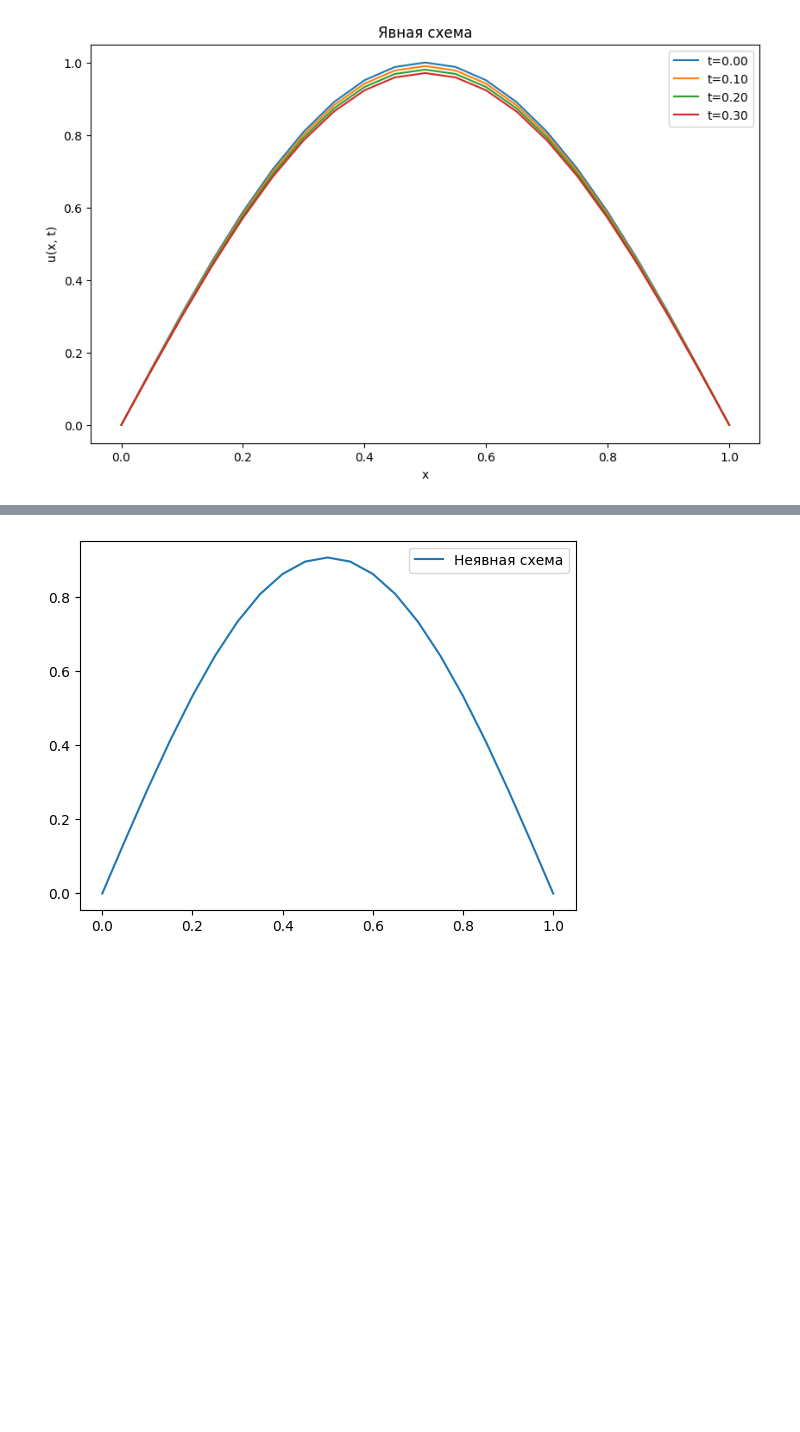
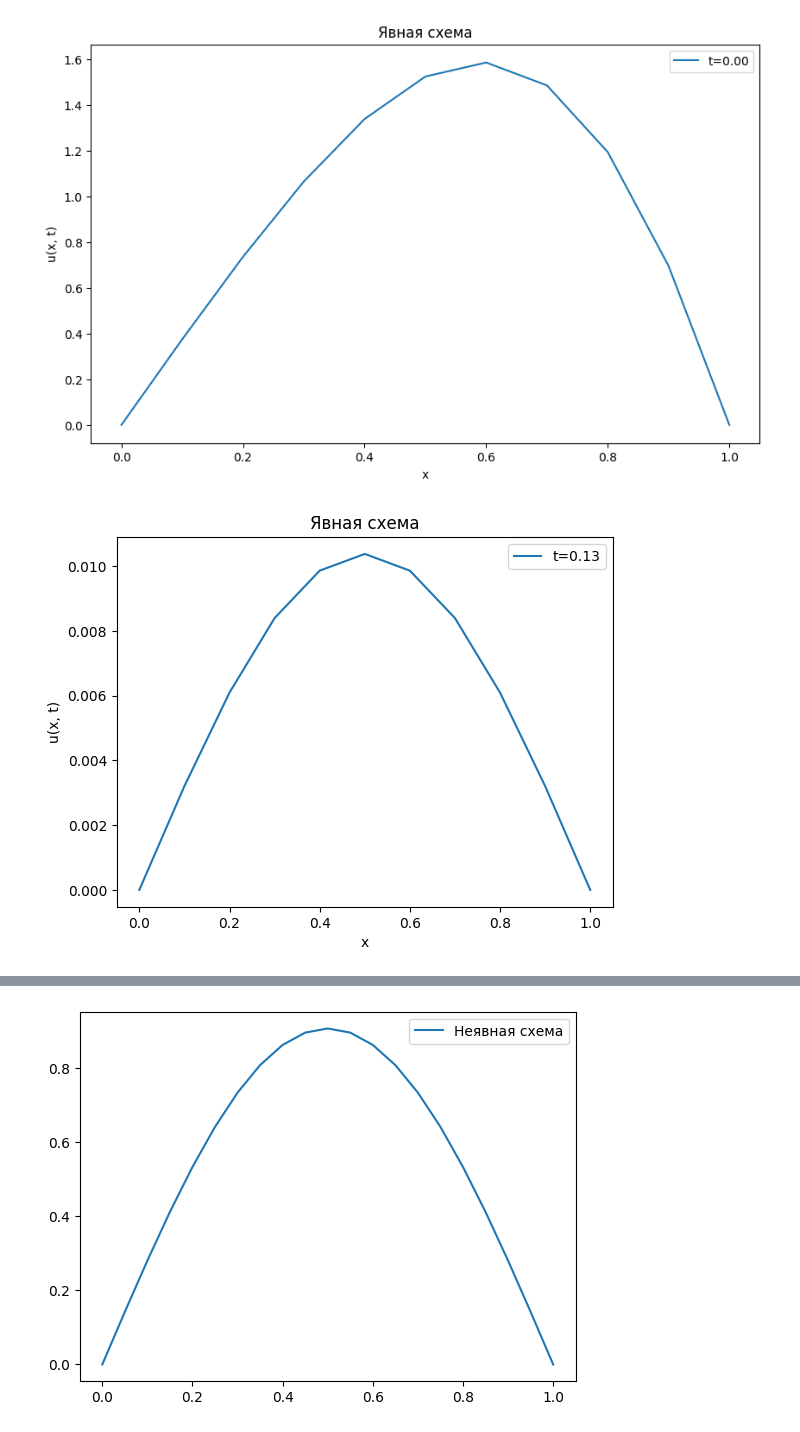
Before and after one commit to Winnie-the-Pooh2019/n-ch-2.5, a Jupyter notebook: 2.ipynb, the cells around one changed output, grey strips where cells are left out. Saved outputs shown, nothing was run; the diff lists cells and outputs as text; code cells hidden in the pictures; blank space fills up the shorter version.

```diff
--- a/2.ipynb
+++ b/2.ipynb
@@ -1,44 +1,47 @@
 # %%
 import numpy as np
 import matplotlib.pyplot as plt
 
 # Параметры
-L = 1.0           # Длина стержня
-T = 0.5           # Время моделирования
-alpha = 0.01      # Коэффициент температуропроводности
-dx = 0.05         # Шаг по пространству
-dt = 0.001        # Шаг по времени
-sigma = alpha * dt / dx**2
+N = 10
+
+L = 1.0  # Длина стержня
+T = 1.0  # Время моделирования
+alpha = 4  # Коэффициент температуропроводности
+dx = L / N  # Шаг по пространству
+dt = dx ** 2 / 2 / alpha  # Шаг по времени
+sigma = alpha * dt / dx ** 2
 
 # Проверка устойчивости
 if sigma > 0.5:
     raise ValueError("Схема неустойчива!")
 
 # Сетка
 x = np.arange(0, L + dx, dx)
 t = np.arange(0, T + dt, dt)
 u = np.zeros((len(t), len(x)))
 
 # Начальное условие: синусоида
-u[0, :] = np.sin(np.pi * x)
+u[0, :] = (1.3 * x ** 2 + 1.2) * np.sin(np.pi * x)
 
 # Граничные условия
 u[:, 0] = 0
 u[:, -1] = 0
 
 # Явная схема
 for n in range(len(t) - 1):
     for i in range(1, len(x) - 1):
-        u[n+1, i] = u[n, i] + sigma * (u[n, i+1] - 2*u[n, i] + u[n, i-1])
+        u[n + 1, i] = u[n, i] + sigma * (u[n, i + 1] - 2 * u[n, i] + u[n, i - 1])
 
 # Визуализация
 plt.figure(figsize=(10, 6))
 for n in [0, 100, 200, 300]:
     plt.plot(x, u[n, :], label=f"t={t[n]:.2f}")
-plt.xlabel("x")
-plt.ylabel("u(x, t)")
-plt.legend()
-plt.title("Явная схема")
-plt.show()
+    plt.xlabel("x")
+    plt.ylabel("u(x, t)")
+    plt.legend()
+    plt.title("Явная схема")
+    plt.show()
 # %% [output]
-[figure, old version]
+[figure, new version]
+[figure, added]
```
Also changed, not shown: parts of 2 cells of this notebook, 5 other files.
